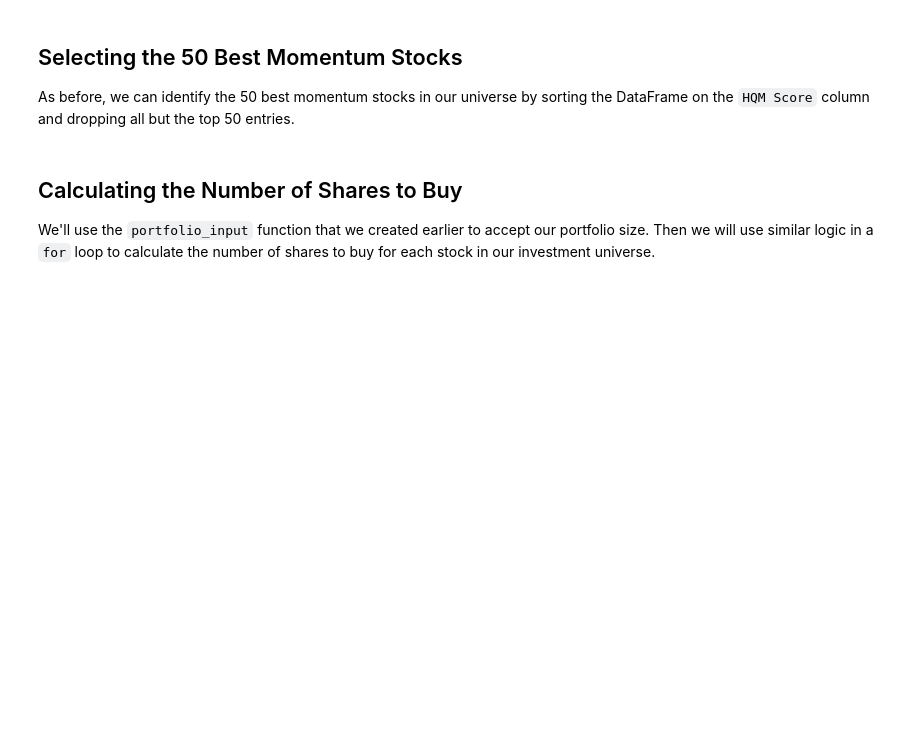
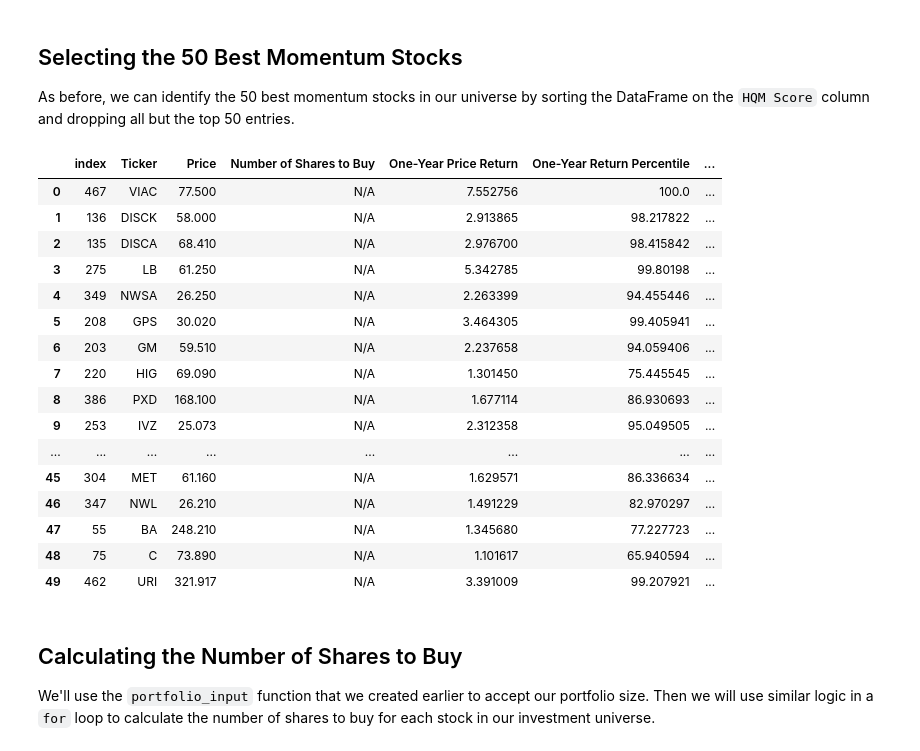
Before and after one commit to avin-shum/algorithmic-trading-python, a Jupyter notebook: learning_files/002_quantitative_momentum_strategy.ipynb, the cells around one changed output. Cells and saved outputs as stored; diff of their text form; code cells hidden in the pictures; blank space fills up the shorter version.

```diff
--- a/learning_files/002_quantitative_momentum_strategy.ipynb
+++ b/learning_files/002_quantitative_momentum_strategy.ipynb
@@ -347,6 +347,29 @@ hqm_dataframe
 ## Selecting the 50 Best Momentum Stocks
 
 As before, we can identify the 50 best momentum stocks in our universe by sorting the DataFrame on the `HQM Score` column and dropping all but the top 50 entries.
+# %%
+hqm_dataframe.sort_values('HQM Score', ascending=False, inplace=True)
+hqm_dataframe = hqm_dataframe[:50]
+hqm_dataframe.reset_index(inplace=True)
+hqm_dataframe
+# %% [output]
+|  | index | Ticker | Price | Number of Shares to Buy | One-Year Price Return | One-Year Return Percentile | ... |
+| 0 | 467 | VIAC | 77.500 | N/A | 7.552756 | 100.0 | ... |
+| 1 | 136 | DISCK | 58.000 | N/A | 2.913865 | 98.217822 | ... |
+| 2 | 135 | DISCA | 68.410 | N/A | 2.976700 | 98.415842 | ... |
+| 3 | 275 | LB | 61.250 | N/A | 5.342785 | 99.80198 | ... |
+| 4 | 349 | NWSA | 26.250 | N/A | 2.263399 | 94.455446 | ... |
+| 5 | 208 | GPS | 30.020 | N/A | 3.464305 | 99.405941 | ... |
+| 6 | 203 | GM | 59.510 | N/A | 2.237658 | 94.059406 | ... |
+| 7 | 220 | HIG | 69.090 | N/A | 1.301450 | 75.445545 | ... |
+| 8 | 386 | PXD | 168.100 | N/A | 1.677114 | 86.930693 | ... |
+| 9 | 253 | IVZ | 25.073 | N/A | 2.312358 | 95.049505 | ... |
+| ... | ... | ... | ... | ... | ... | ... | ... |
+| 45 | 304 | MET | 61.160 | N/A | 1.629571 | 86.336634 | ... |
+| 46 | 347 | NWL | 26.210 | N/A | 1.491229 | 82.970297 | ... |
+| 47 | 55 | BA | 248.210 | N/A | 1.345680 | 77.227723 | ... |
+| 48 | 75 | C | 73.890 | N/A | 1.101617 | 65.940594 | ... |
+| 49 | 462 | URI | 321.917 | N/A | 3.391009 | 99.207921 | ... |
 # %% [markdown]
 ## Calculating the Number of Shares to Buy
 
```
Also changed, not shown: parts of 3 cells of this notebook.
